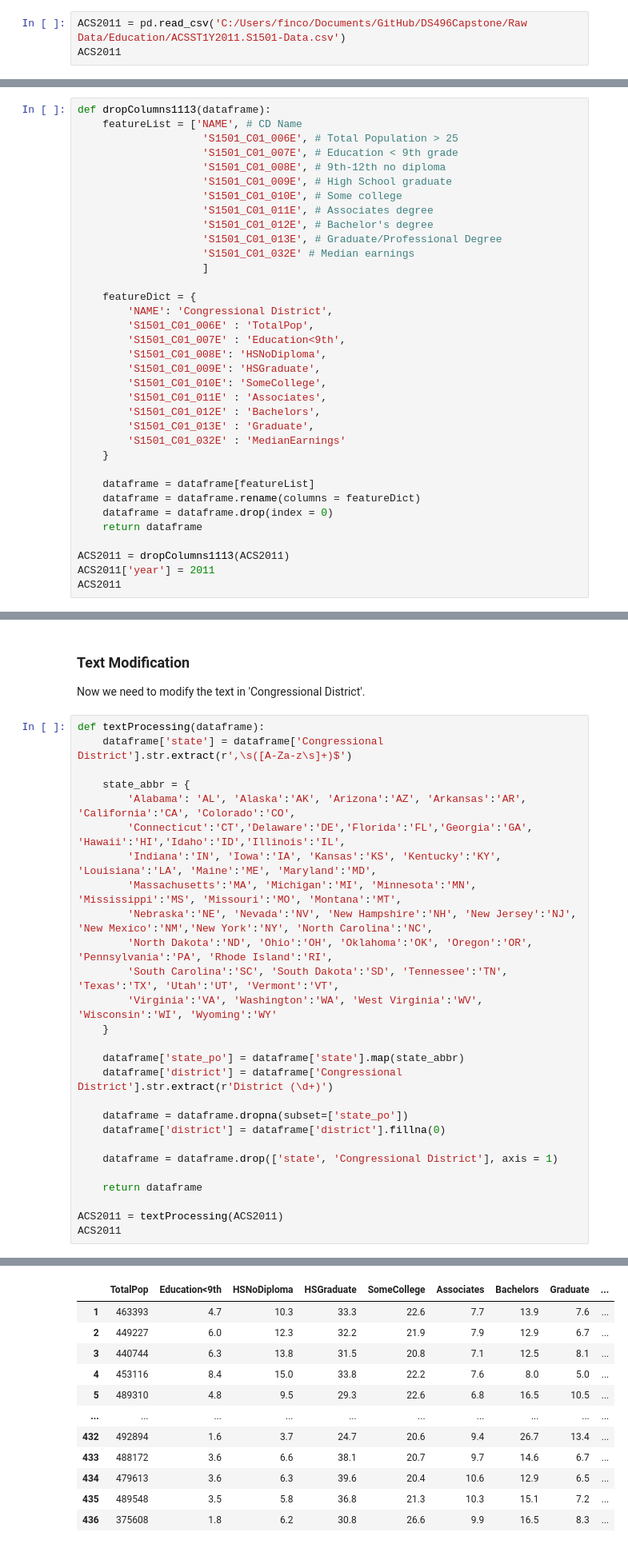
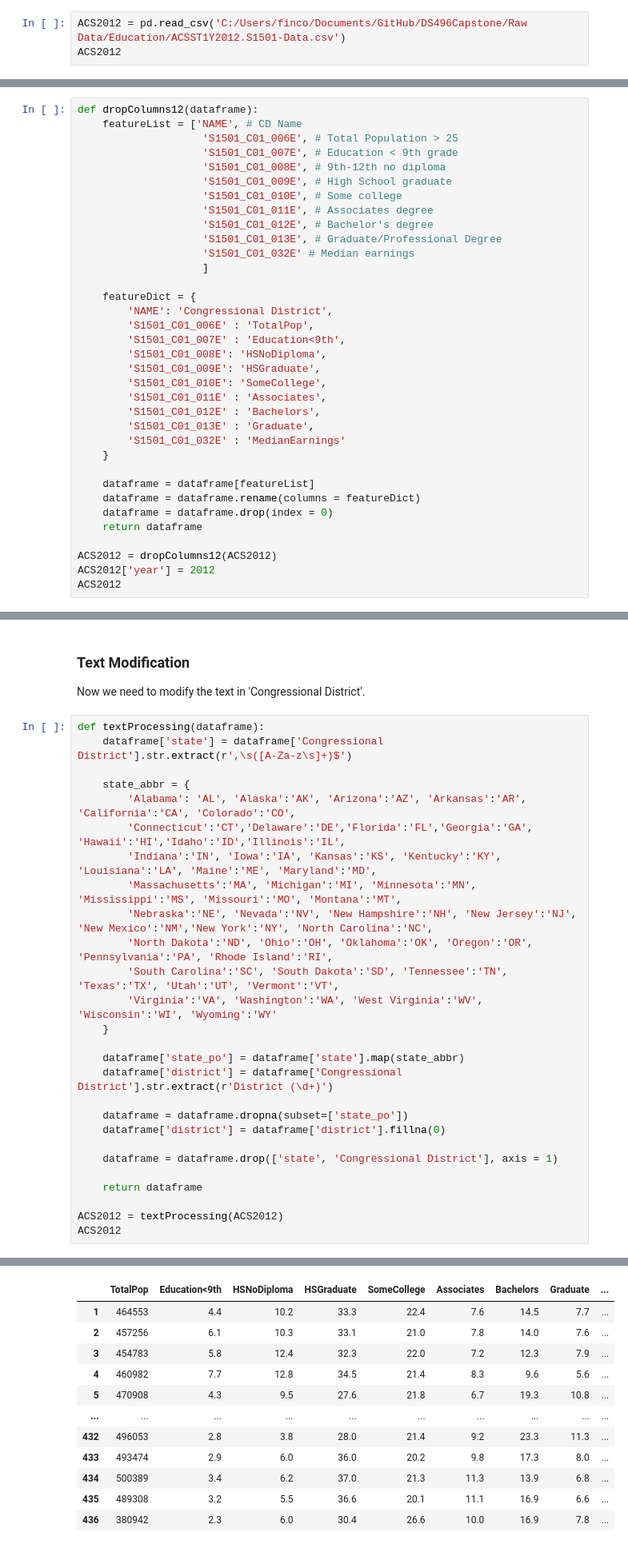
Before and after one commit to fcostell0/DS496Capstone, a Jupyter notebook: Processed Data/CensusEducationDataProcessing.ipynb, the cells around one changed output, grey strips where cells are left out. Shown at 80% size. Cells and saved outputs as stored; diff of their text form.

```diff
--- a/Processed Data/CensusEducationDataProcessing.ipynb
+++ b/Processed Data/CensusEducationDataProcessing.ipynb
@@ -8,7 +11,7 @@ import pandas as pd
 Upon inspecting the census data, it's clear there has been some changes in formatting over the last 15 years. As a result I will be manually processing each dataset. Not the most efficient approach but it'll work.
 # %%
-ACS2011 = pd.read_csv('C:/Users/finco/Documents/GitHub/DS496Capstone/Raw Data/Education/ACSST1Y2011.S1501-Data.csv')
-ACS2011
+ACS2012 = pd.read_csv('C:/Users/finco/Documents/GitHub/DS496Capstone/Raw Data/Education/ACSST1Y2012.S1501-Data.csv')
+ACS2012
 # %% [output]
 |  | GEO_ID | NAME | S1501_C01_001E | S1501_C01_001M | S1501_C02_001E | S1501_C02_001M | S1501_C03_001E | ... |
 | 0 | Geography | Geographic Area Name | Total!!Estimate!!Population 18 to... | Total!!Margin of Error!!Populatio... | Male!!Estimate!!Population 18 to ... | Male!!Margin of Error!!Population... | Female!!Estimate!!Population 18 t... | ... |
@@ -27,7 +30,7 @@ ACS2011
 ### Dropping Columns
 We only need a few of these columns, time to filter them out.
 # %%
-def dropColumns1113(dataframe):
+def dropColumns12(dataframe):
     featureList = ['NAME', # CD Name
                     'S1501_C01_006E', # Total Population > 25
                     'S1501_C01_007E', # Education < 9th grade
@@ -58,8 +61,8 @@ def dropColumns1113(dataframe):
     dataframe = dataframe.drop(index = 0)
     return dataframe
 
-ACS2011 = dropColumns1113(ACS2011)
-ACS2011['year'] = 2011
-ACS2011
+ACS2012 = dropColumns12(ACS2012)
+ACS2012['year'] = 2012
+ACS2012
 # %% [output]
 |  | Congressional District | TotalPop | Education<9th | HSNoDiploma | HSGraduate | SomeCollege | Associates | ... |
@@ -83,46 +86,46 @@ def textProcessing(dataframe):
     dataframe['state'] = dataframe['Congressional District'].str.extract(r',\s([A-Za-z\s]+)$')
 
     state_abbr = {
         'Alabama': 'AL', 'Alaska':'AK', 'Arizona':'AZ', 'Arkansas':'AR', 'California':'CA', 'Colorado':'CO',
         'Connecticut':'CT','Delaware':'DE','Florida':'FL','Georgia':'GA', 'Hawaii':'HI','Idaho':'ID','Illinois':'IL',
         'Indiana':'IN', 'Iowa':'IA', 'Kansas':'KS', 'Kentucky':'KY', 'Louisiana':'LA', 'Maine':'ME', 'Maryland':'MD',
         'Massachusetts':'MA', 'Michigan':'MI', 'Minnesota':'MN', 'Mississippi':'MS', 'Missouri':'MO', 'Montana':'MT',
         'Nebraska':'NE', 'Nevada':'NV', 'New Hampshire':'NH', 'New Jersey':'NJ', 'New Mexico':'NM','New York':'NY', 'North Carolina':'NC',
         'North Dakota':'ND', 'Ohio':'OH', 'Oklahoma':'OK', 'Oregon':'OR', 'Pennsylvania':'PA', 'Rhode Island':'RI',
         'South Carolina':'SC', 'South Dakota':'SD', 'Tennessee':'TN', 'Texas':'TX', 'Utah':'UT', 'Vermont':'VT',
         'Virginia':'VA', 'Washington':'WA', 'West Virginia':'WV', 'Wisconsin':'WI', 'Wyoming':'WY'
     }
 
     dataframe['state_po'] = dataframe['state'].map(state_abbr)
     dataframe['district'] = dataframe['Congressional District'].str.extract(r'District (\d+)')
 
     dataframe = dataframe.dropna(subset=['state_po'])
     dataframe['district'] = dataframe['district'].fillna(0)
 
     dataframe = dataframe.drop(['state', 'Congressional District'], axis = 1)
 
     return dataframe
 
-ACS2011 = textProcessing(ACS2011)
-ACS2011
+ACS2012 = textProcessing(ACS2012)
+ACS2012
 # %% [output]
 A value is trying to be set on a copy of a slice from a DataFrame.
 Try using .loc[row_indexer,col_indexer] = value instead
 
 See the caveats in the documentation: https://pandas.pydata.org/pandas-docs/stable/user_guide/indexing.html#returning-a-view-versus-a-copy
   dataframe['district'] = dataframe['district'].fillna(0)
 |  | TotalPop | Education<9th | HSNoDiploma | HSGraduate | SomeCollege | Associates | Bachelors | Graduate | ... |
-| 1 | 463393 | 4.7 | 10.3 | 33.3 | 22.6 | 7.7 | 13.9 | 7.6 | ... |
-| 2 | 449227 | 6.0 | 12.3 | 32.2 | 21.9 | 7.9 | 12.9 | 6.7 | ... |
-| 3 | 440744 | 6.3 | 13.8 | 31.5 | 20.8 | 7.1 | 12.5 | 8.1 | ... |
-| 4 | 453116 | 8.4 | 15.0 | 33.8 | 22.2 | 7.6 | 8.0 | 5.0 | ... |
-| 5 | 489310 | 4.8 | 9.5 | 29.3 | 22.6 | 6.8 | 16.5 | 10.5 | ... |
+| 1 | 464553 | 4.4 | 10.2 | 33.3 | 22.4 | 7.6 | 14.5 | 7.7 | ... |
+| 2 | 457256 | 6.1 | 10.3 | 33.1 | 21.0 | 7.8 | 14.0 | 7.6 | ... |
+| 3 | 454783 | 5.8 | 12.4 | 32.3 | 22.0 | 7.2 | 12.3 | 7.9 | ... |
+| 4 | 460982 | 7.7 | 12.8 | 34.5 | 21.4 | 8.3 | 9.6 | 5.6 | ... |
+| 5 | 470908 | 4.3 | 9.5 | 27.6 | 21.8 | 6.7 | 19.3 | 10.8 | ... |
 | ... | ... | ... | ... | ... | ... | ... | ... | ... | ... |
-| 432 | 492894 | 1.6 | 3.7 | 24.7 | 20.6 | 9.4 | 26.7 | 13.4 | ... |
-| 433 | 488172 | 3.6 | 6.6 | 38.1 | 20.7 | 9.7 | 14.6 | 6.7 | ... |
-| 434 | 479613 | 3.6 | 6.3 | 39.6 | 20.4 | 10.6 | 12.9 | 6.5 | ... |
-| 435 | 489548 | 3.5 | 5.8 | 36.8 | 21.3 | 10.3 | 15.1 | 7.2 | ... |
-| 436 | 375608 | 1.8 | 6.2 | 30.8 | 26.6 | 9.9 | 16.5 | 8.3 | ... |
+| 432 | 496053 | 2.8 | 3.8 | 28.0 | 21.4 | 9.2 | 23.3 | 11.3 | ... |
+| 433 | 493474 | 2.9 | 6.0 | 36.0 | 20.2 | 9.8 | 17.3 | 8.0 | ... |
+| 434 | 500389 | 3.4 | 6.2 | 37.0 | 21.3 | 11.3 | 13.9 | 6.8 | ... |
+| 435 | 489308 | 3.2 | 5.5 | 36.6 | 20.1 | 11.1 | 16.9 | 6.6 | ... |
+| 436 | 380942 | 2.3 | 6.0 | 30.4 | 26.6 | 10.0 | 16.9 | 7.8 | ... |
 435 rows × 12 columns
 # %% [markdown]
 ## 2013
```
Also changed, not shown: parts of 13 cells of this notebook.
